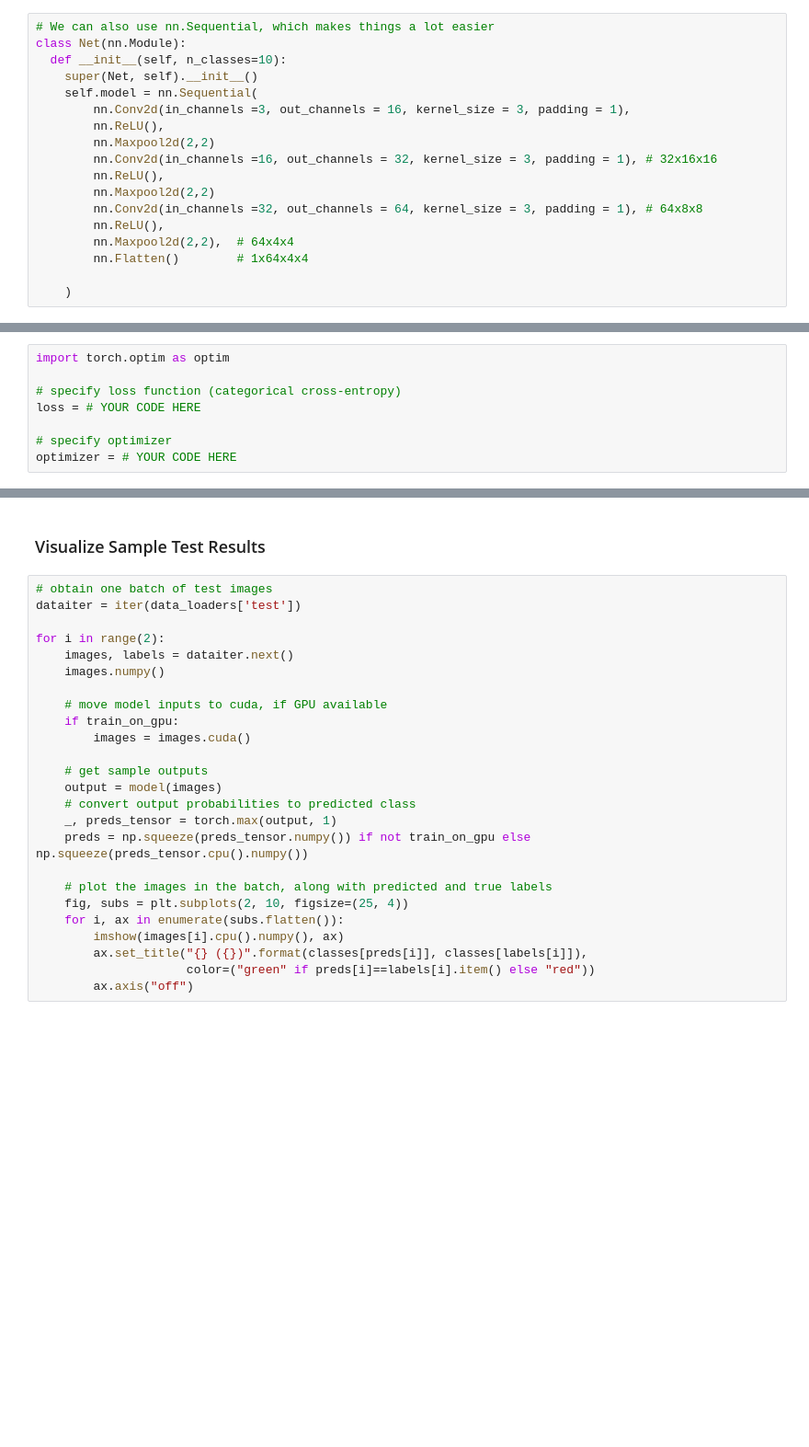
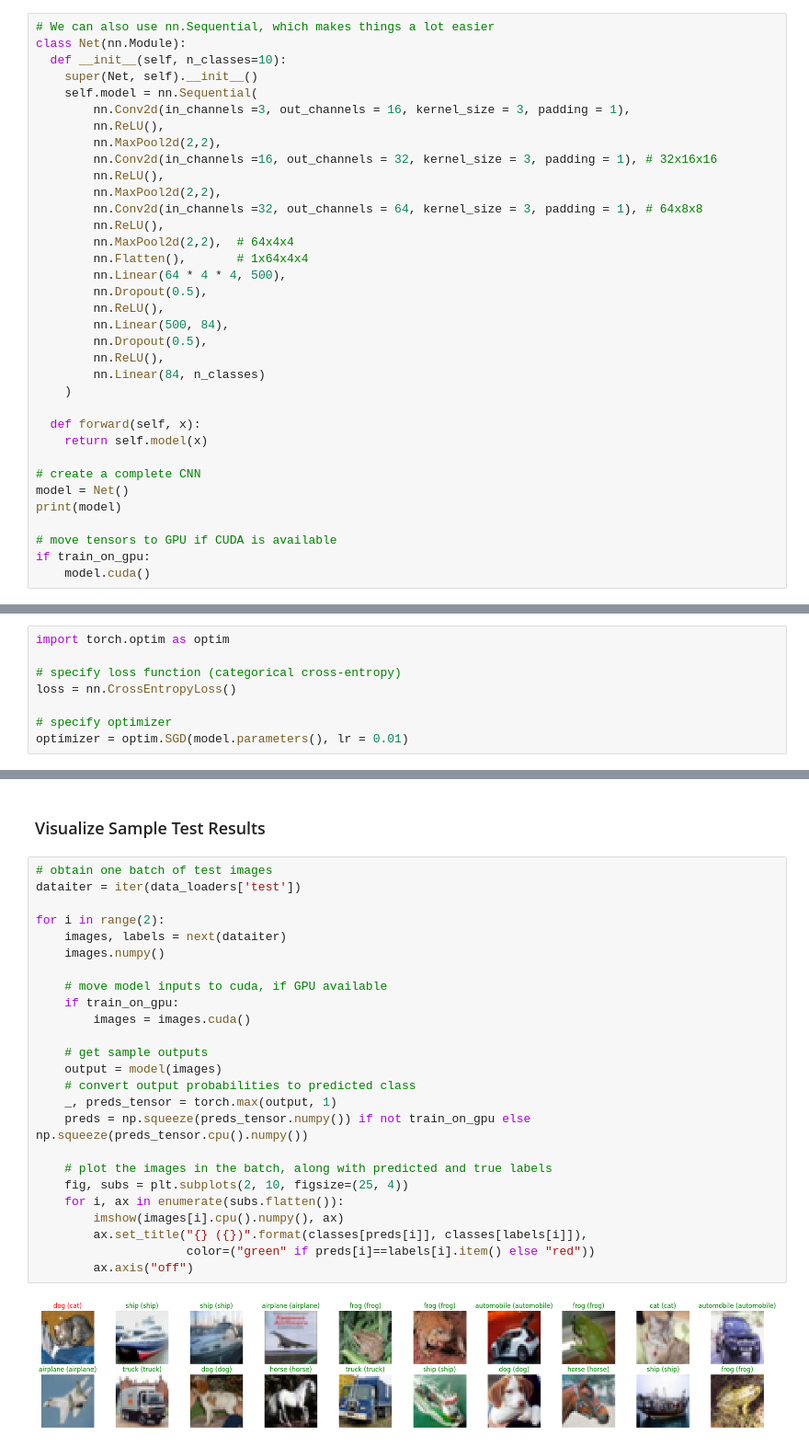
Before and after one commit to Rajitha-SL/My-AI-Projects, a Jupyter notebook: cifar10_cnn_exercise.ipynb, the cells around one changed output, grey strips where cells are left out. Shown at 92% size. Saved outputs shown, nothing was run; the diff lists cells and outputs as text; blank space fills up the shorter version.

```diff
--- a/cifar10_cnn_exercise.ipynb
+++ b/cifar10_cnn_exercise.ipynb
@@ -287,13 +287,30 @@ class Net(nn.Module):
     self.model = nn.Sequential(
         nn.Conv2d(in_channels =3, out_channels = 16, kernel_size = 3, padding = 1),
         nn.ReLU(),
-        nn.Maxpool2d(2,2)
+        nn.MaxPool2d(2,2),
         nn.Conv2d(in_channels =16, out_channels = 32, kernel_size = 3, padding = 1), # 32x16x16
         nn.ReLU(),
-        nn.Maxpool2d(2,2)
+        nn.MaxPool2d(2,2),
         nn.Conv2d(in_channels =32, out_channels = 64, kernel_size = 3, padding = 1), # 64x8x8
         nn.ReLU(),
-        nn.Maxpool2d(2,2),  # 64x4x4
-        nn.Flatten()        # 1x64x4x4
+        nn.MaxPool2d(2,2),  # 64x4x4
+        nn.Flatten(),       # 1x64x4x4
+        nn.Linear(64 * 4 * 4, 500),
+        nn.Dropout(0.5),
+        nn.ReLU(),
+        nn.Linear(500, 84),
+        nn.Dropout(0.5),
+        nn.ReLU(),
+        nn.Linear(84, n_classes)
+    )
 
-    )
+  def forward(self, x):
+    return self.model(x)
+
+# create a complete CNN
+model = Net()
+print(model)
+
+# move tensors to GPU if CUDA is available
+if train_on_gpu:
+    model.cuda()
@@ -324,7 +362,7 @@ Decide on a loss and optimization function that is best suited for this classifi
 import torch.optim as optim
 
 # specify loss function (categorical cross-entropy)
-loss = # YOUR CODE HERE
+loss = nn.CrossEntropyLoss()
 
 # specify optimizer
-optimizer = # YOUR CODE HERE
+optimizer = optim.SGD(model.parameters(), lr = 0.01)
@@ -379,25 +442,27 @@ _NOTE_: we will see how to improve the performances even further with simple thi
 # %%
 # obtain one batch of test images
 dataiter = iter(data_loaders['test'])
 
 for i in range(2):
-    images, labels = dataiter.next()
+    images, labels = next(dataiter)
     images.numpy()
 
     # move model inputs to cuda, if GPU available
     if train_on_gpu:
         images = images.cuda()
 
     # get sample outputs
     output = model(images)
     # convert output probabilities to predicted class
     _, preds_tensor = torch.max(output, 1)
     preds = np.squeeze(preds_tensor.numpy()) if not train_on_gpu else np.squeeze(preds_tensor.cpu().numpy())
 
     # plot the images in the batch, along with predicted and true labels
     fig, subs = plt.subplots(2, 10, figsize=(25, 4))
     for i, ax in enumerate(subs.flatten()):
         imshow(images[i].cpu().numpy(), ax)
         ax.set_title("{} ({})".format(classes[preds[i]], classes[labels[i]]),
                      color=("green" if preds[i]==labels[i].item() else "red"))
         ax.axis("off")
+# %% [output]
+[figure, added]
```
Also changed, not shown: parts of 13 cells of this notebook.
